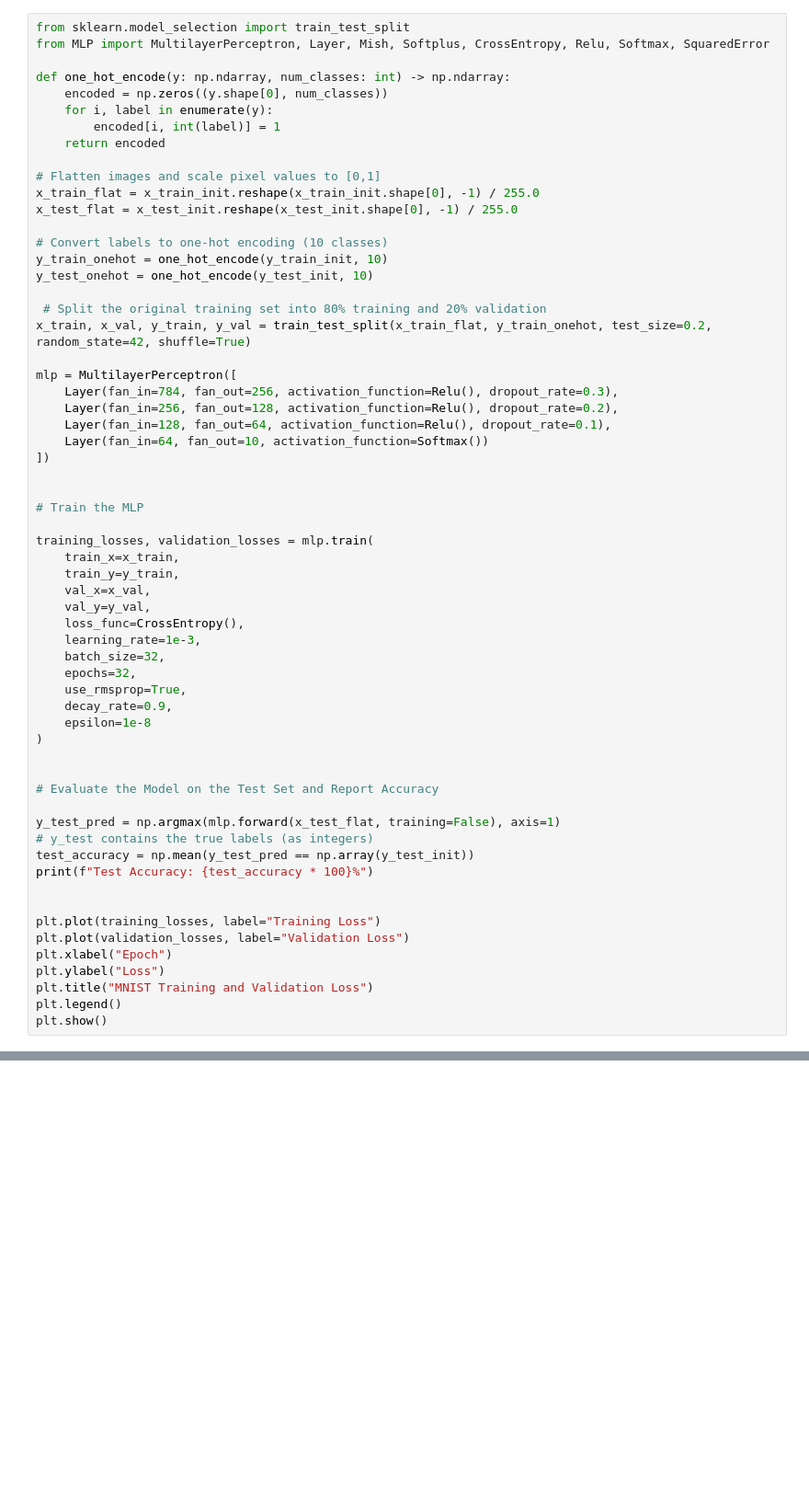
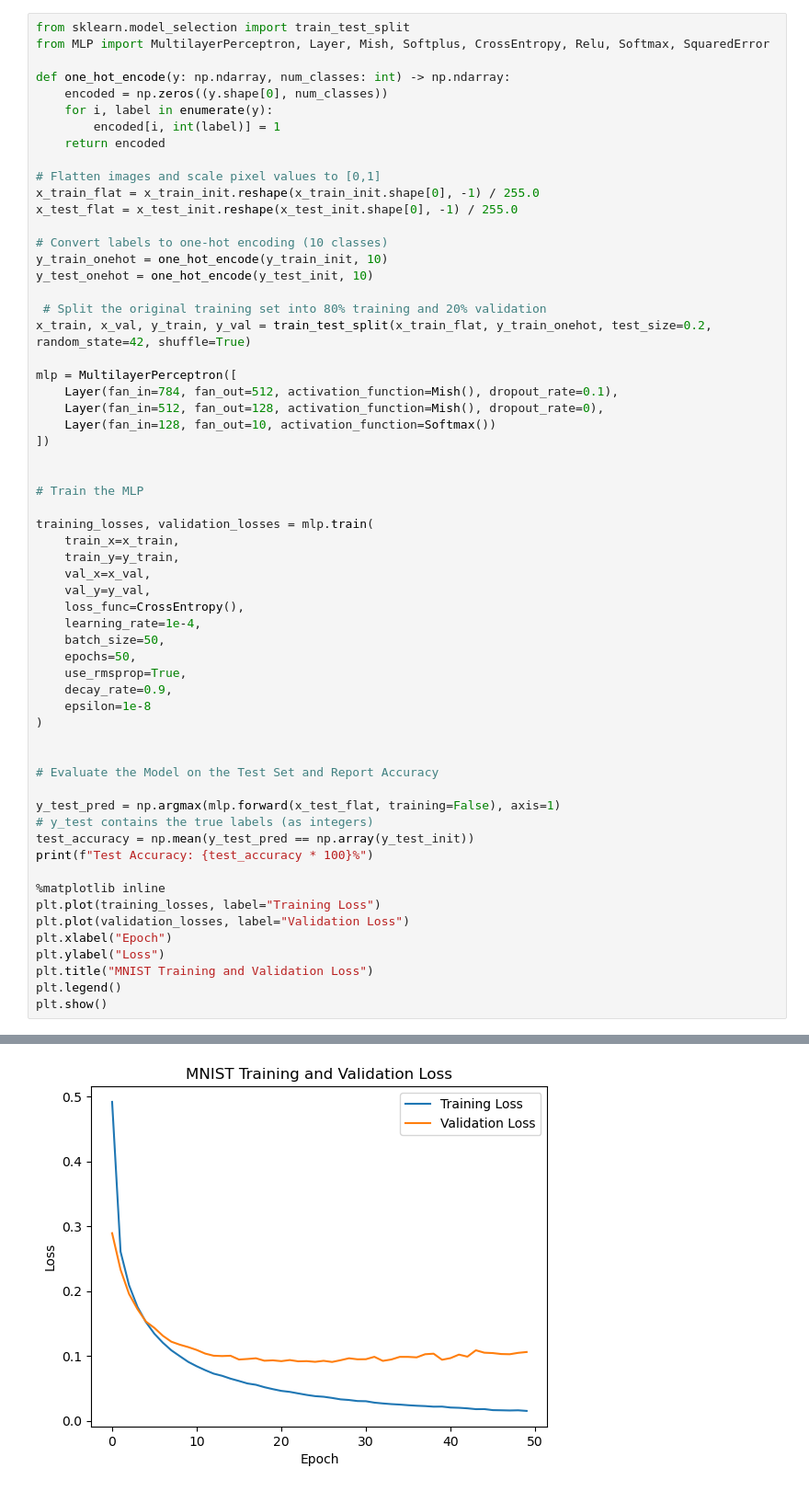
Before and after one commit to Indabossky/Foundational-AI, a Jupyter notebook: MNIST.ipynb, the cells around one changed output, grey strips where cells are left out. Shown at 92% size. Cells and saved outputs as stored; diff of their text form; blank space fills up the shorter version.

```diff
--- a/MNIST.ipynb
+++ b/MNIST.ipynb
@@ -130,10 +130,9 @@ y_test_onehot = one_hot_encode(y_test_init, 10)
 x_train, x_val, y_train, y_val = train_test_split(x_train_flat, y_train_onehot, test_size=0.2, random_state=42, shuffle=True)
 
 mlp = MultilayerPerceptron([
-    Layer(fan_in=784, fan_out=256, activation_function=Relu(), dropout_rate=0.3),
-    Layer(fan_in=256, fan_out=128, activation_function=Relu(), dropout_rate=0.2),
-    Layer(fan_in=128, fan_out=64, activation_function=Relu(), dropout_rate=0.1),
-    Layer(fan_in=64, fan_out=10, activation_function=Softmax())
+    Layer(fan_in=784, fan_out=512, activation_function=Mish(), dropout_rate=0.1),
+    Layer(fan_in=512, fan_out=128, activation_function=Mish(), dropout_rate=0),
+    Layer(fan_in=128, fan_out=10, activation_function=Softmax())
 ])
 
 
@@ -145,9 +144,9 @@ training_losses, validation_losses = mlp.train(
     val_x=x_val,
     val_y=y_val,
     loss_func=CrossEntropy(),
-    learning_rate=1e-3,
-    batch_size=32,
-    epochs=32,
+    learning_rate=1e-4,
+    batch_size=50,
+    epochs=50,
     use_rmsprop=True,
     decay_rate=0.9,
     epsilon=1e-8
@@ -161,7 +160,7 @@ y_test_pred = np.argmax(mlp.forward(x_test_flat, training=False), axis=1)
 test_accuracy = np.mean(y_test_pred == np.array(y_test_init))
 print(f"Test Accuracy: {test_accuracy * 100}%")
 
-
+%matplotlib inline
 plt.plot(training_losses, label="Training Loss")
 plt.plot(validation_losses, label="Validation Loss")
 plt.xlabel("Epoch")
@@ -169,3 +168,4 @@ plt.ylabel("Loss")
 plt.title("MNIST Training and Validation Loss")
 plt.legend()
 plt.show()
+# %% [output]
@@ -172,3 +189,4 @@ plt.show()
+[figure, added]
 # %%
 # Assume:
 # - x_test_flat is your test data of shape (n_samples, 784) normalized to [0,1]
```
Also changed, not shown: parts of 3 cells of this notebook.
